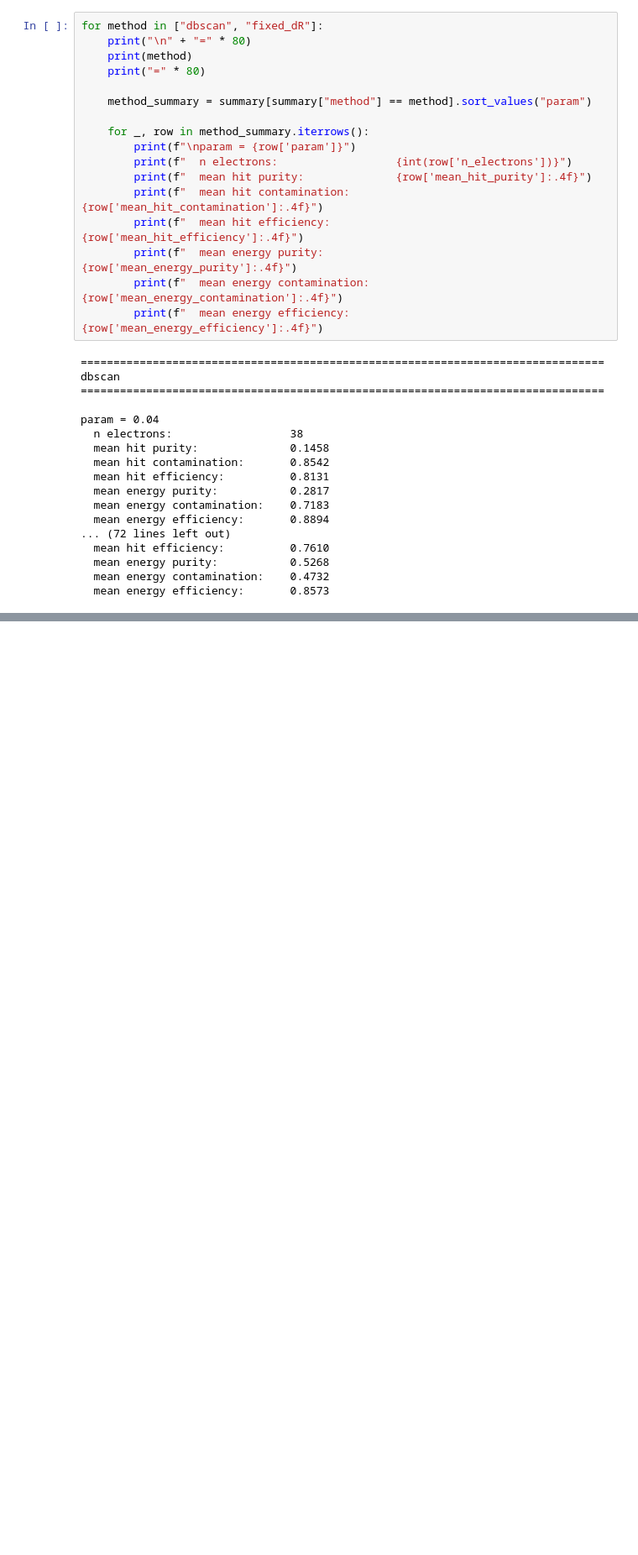
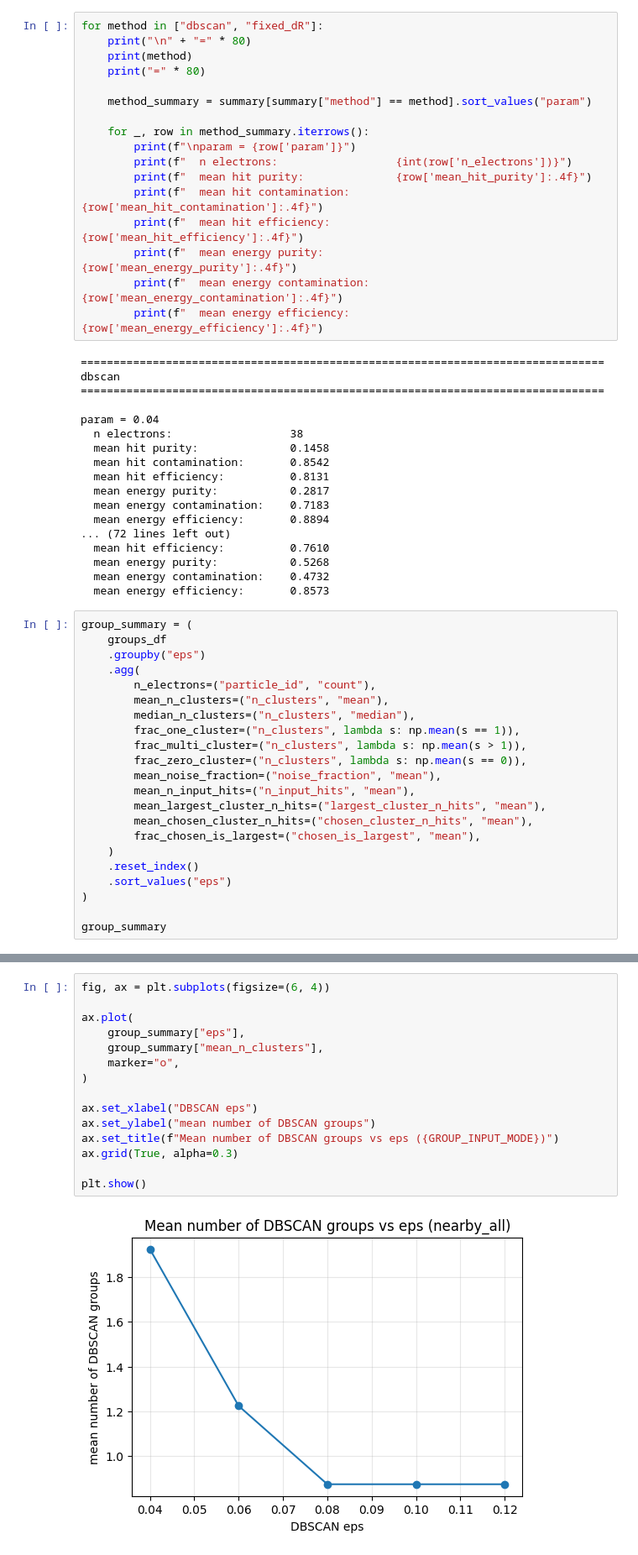
Before and after one commit to lambertloic2005/colliderml-electron-calo, a Jupyter notebook: notebooks/analyze_cluster_purity.ipynb, the cells around one changed output, grey strips where cells are left out. Shown at 84% size. Saved outputs shown, nothing was run; the diff lists cells and outputs as text; blank space fills up the shorter version.

```diff
--- a/notebooks/analyze_cluster_purity.ipynb
+++ b/notebooks/analyze_cluster_purity.ipynb
@@ -785,3 +1064,25 @@ param = 0.04
   mean energy purity:           0.5268
   mean energy contamination:    0.4732
   mean energy efficiency:       0.8573
+# %%
+group_summary = (
+    groups_df
+    .groupby("eps")
+    .agg(
+        n_electrons=("particle_id", "count"),
+        mean_n_clusters=("n_clusters", "mean"),
+        median_n_clusters=("n_clusters", "median"),
+        frac_one_cluster=("n_clusters", lambda s: np.mean(s == 1)),
+        frac_multi_cluster=("n_clusters", lambda s: np.mean(s > 1)),
+        frac_zero_cluster=("n_clusters", lambda s: np.mean(s == 0)),
+        mean_noise_fraction=("noise_fraction", "mean"),
+        mean_n_input_hits=("n_input_hits", "mean"),
+        mean_largest_cluster_n_hits=("largest_cluster_n_hits", "mean"),
+        mean_chosen_cluster_n_hits=("chosen_cluster_n_hits", "mean"),
+        frac_chosen_is_largest=("chosen_is_largest", "mean"),
+    )
+    .reset_index()
+    .sort_values("eps")
+)
+
+group_summary
@@ -787,0 +1096,17 @@ param = 0.04
+# %%
+fig, ax = plt.subplots(figsize=(6, 4))
+
+ax.plot(
+    group_summary["eps"],
+    group_summary["mean_n_clusters"],
+    marker="o",
+)
+
+ax.set_xlabel("DBSCAN eps")
+ax.set_ylabel("mean number of DBSCAN groups")
+ax.set_title(f"Mean number of DBSCAN groups vs eps ({GROUP_INPUT_MODE})")
+ax.grid(True, alpha=0.3)
+
+plt.show()
+# %% [output]
+[figure, added]
```
Also changed, not shown: parts of 7 cells of this notebook, 16 other files.
